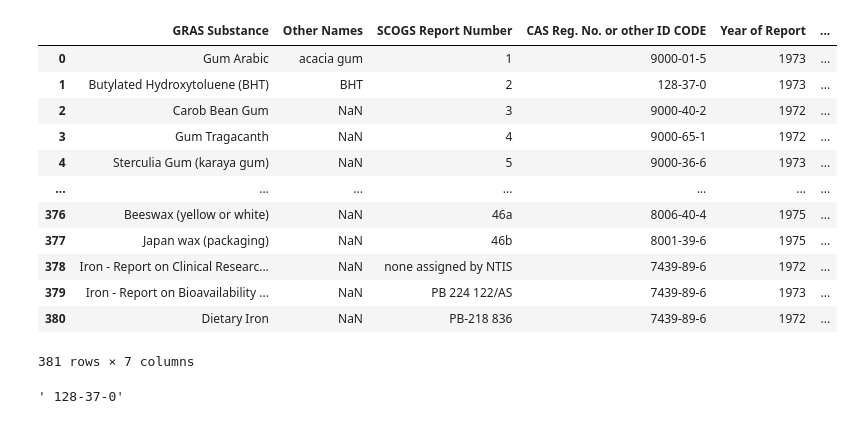
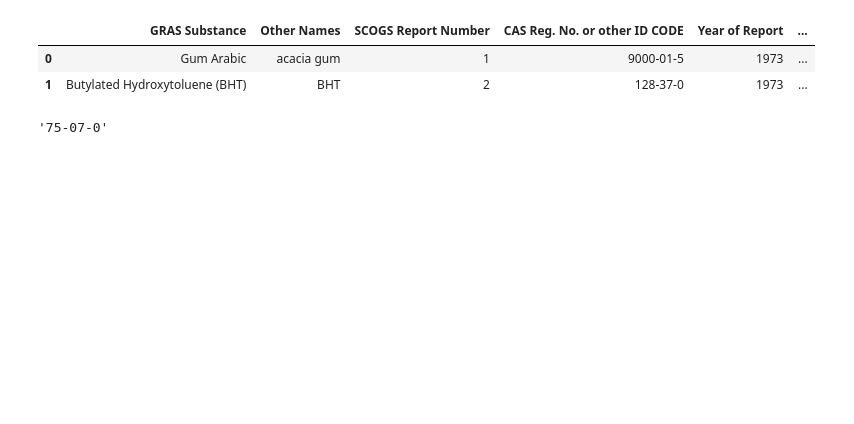
Before and after one commit to blux-cl/benchmark, a Jupyter notebook: FDA/Read FDA csv.ipynb, the cells around one changed output. Cells and saved outputs as stored; diff of their text form; code cells hidden in the pictures; blank space fills up the shorter version.

```diff
--- a/FDA/Read FDA csv.ipynb
+++ b/FDA/Read FDA csv.ipynb
@@ -47,20 +30,10 @@ food_substances
 # %%
-SCOGS
+SCOGS.head(2)
 # %% [output]
 |  | GRAS Substance | Other Names | SCOGS Report Number | CAS Reg. No. or other ID CODE | Year of Report | ... |
 | 0 | Gum Arabic | acacia gum | 1 | 9000-01-5 | 1973 | ... |
 | 1 | Butylated Hydroxytoluene (BHT) | BHT | 2 | 128-37-0 | 1973 | ... |
-| 2 | Carob Bean Gum | NaN | 3 | 9000-40-2 | 1972 | ... |
-| 3 | Gum Tragacanth | NaN | 4 | 9000-65-1 | 1972 | ... |
-| 4 | Sterculia Gum (karaya gum) | NaN | 5 | 9000-36-6 | 1973 | ... |
-| ... | ... | ... | ... | ... | ... | ... |
-| 376 | Beeswax (yellow or white) | NaN | 46a | 8006-40-4 | 1975 | ... |
-| 377 | Japan wax (packaging) | NaN | 46b | 8001-39-6 | 1975 | ... |
-| 378 | Iron - Report on Clinical Researc... | NaN | none assigned by NTIS | 7439-89-6 | 1972 | ... |
-| 379 | Iron - Report on Bioavailability ... | NaN | PB 224 122/AS | 7439-89-6 | 1973 | ... |
-| 380 | Dietary Iron | NaN | PB-218 836 | 7439-89-6 | 1972 | ... |
-381 rows × 7 columns
 # %%
-SCOGS['CAS Reg. No. or other ID CODE'][1]
+indirect_additives["CAS Registry No. (or other ID)"][1]
 # %% [output]
-' 128-37-0'
+'75-07-0'
```
Also changed, not shown: parts of 25 cells of this notebook.
